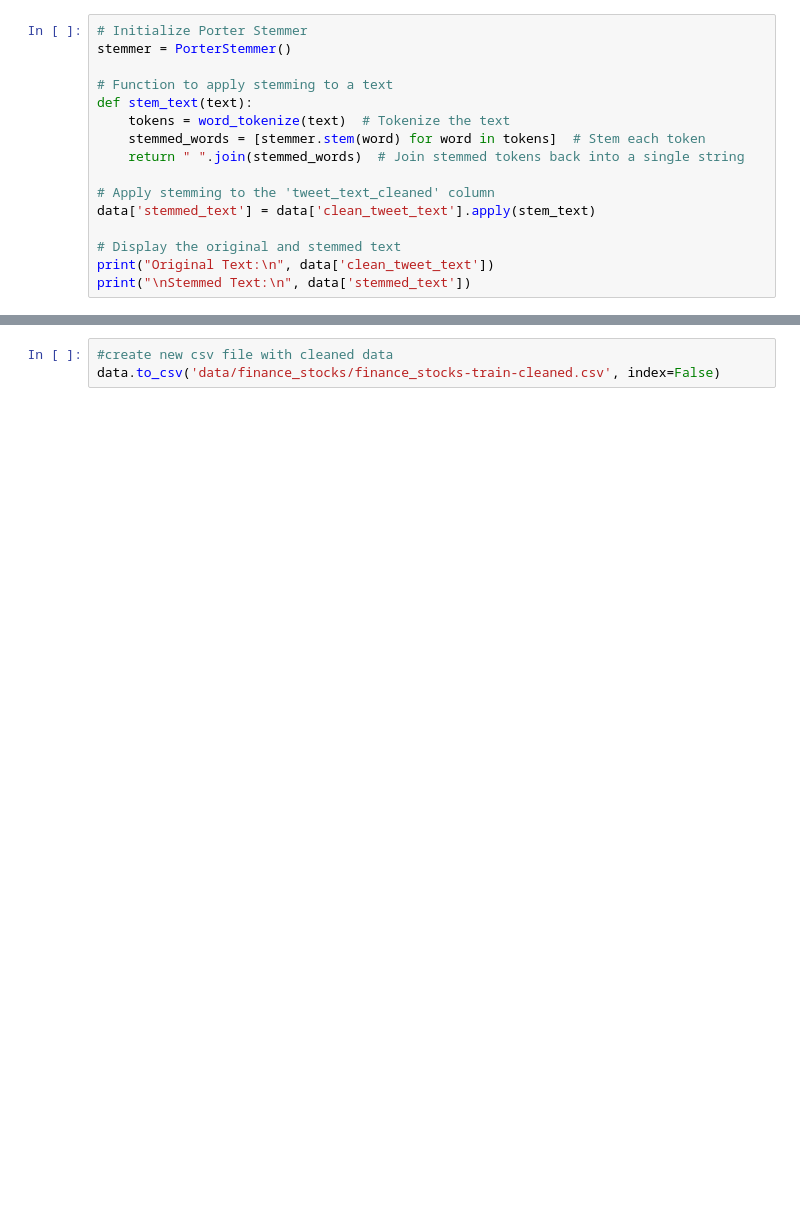
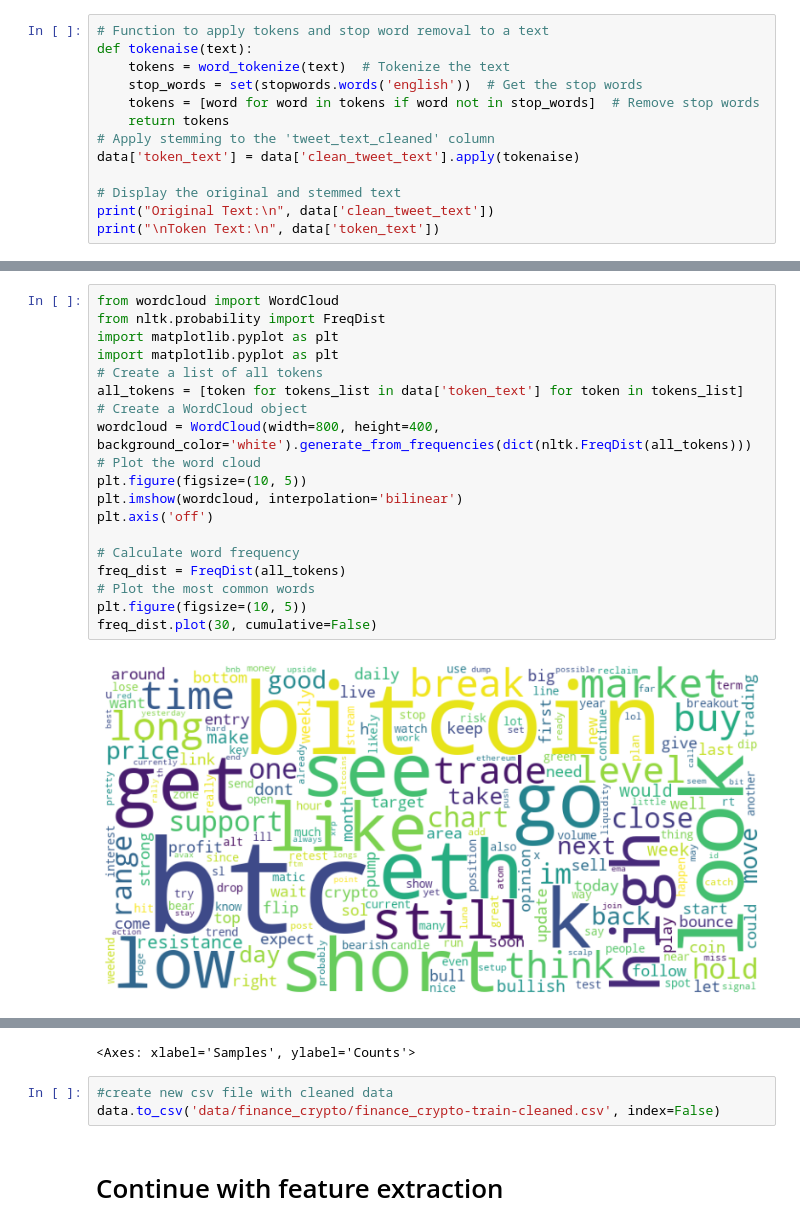
Before and after one commit to premstaller1/SHAP-DS2, a Jupyter notebook: preprocessing.ipynb, the cells around one changed output, grey strips where cells are left out. Cells and saved outputs as stored; diff of their text form; blank space fills up the shorter version.

```diff
--- a/preprocessing.ipynb
+++ b/preprocessing.ipynb
@@ -96,18 +175,15 @@ clean_tweets_column(data, 'tweet_text', 'clean_tweet_text')
 # %%
-# Initialize Porter Stemmer
-stemmer = PorterStemmer()
-
-# Function to apply stemming to a text
-def stem_text(text):
+# Function to apply tokens and stop word removal to a text
+def tokenaise(text):
     tokens = word_tokenize(text)  # Tokenize the text
-    stemmed_words = [stemmer.stem(word) for word in tokens]  # Stem each token
-    return " ".join(stemmed_words)  # Join stemmed tokens back into a single string
-
+    stop_words = set(stopwords.words('english'))  # Get the stop words
+    tokens = [word for word in tokens if word not in stop_words]  # Remove stop words
+    return tokens
 # Apply stemming to the 'tweet_text_cleaned' column
-data['stemmed_text'] = data['clean_tweet_text'].apply(stem_text)
+data['token_text'] = data['clean_tweet_text'].apply(tokenaise)
 
 # Display the original and stemmed text
 print("Original Text:\n", data['clean_tweet_text'])
-print("\nStemmed Text:\n", data['stemmed_text'])
+print("\nToken Text:\n", data['token_text'])
 # %% [output]
 Original Text:
@@ -129,0 +255,21 @@ Name: stemmed_text, Length: 22383, dtype: object
+# %%
+from wordcloud import WordCloud
+from nltk.probability import FreqDist
+import matplotlib.pyplot as plt
+import matplotlib.pyplot as plt
+# Create a list of all tokens
+all_tokens = [token for tokens_list in data['token_text'] for token in tokens_list]
+# Create a WordCloud object
+wordcloud = WordCloud(width=800, height=400, background_color='white').generate_from_frequencies(dict(nltk.FreqDist(all_tokens)))
+# Plot the word cloud
+plt.figure(figsize=(10, 5))
+plt.imshow(wordcloud, interpolation='bilinear')
+plt.axis('off')
+
+# Calculate word frequency
+freq_dist = FreqDist(all_tokens)
+# Plot the most common words
+plt.figure(figsize=(10, 5))
+freq_dist.plot(30, cumulative=False)
+# %% [output]
+[figure, added]
@@ -130,3 +277,6 @@ Name: stemmed_text, Length: 22383, dtype: object
+<Axes: xlabel='Samples', ylabel='Counts'>
 # %%
 #create new csv file with cleaned data
-data.to_csv('data/finance_stocks/finance_stocks-train-cleaned.csv', index=False)
+data.to_csv('data/finance_crypto/finance_crypto-train-cleaned.csv', index=False)
+# %% [markdown]
+# Continue with feature extraction
```
Also changed, not shown: parts of 8 cells of this notebook, 3 other files.
